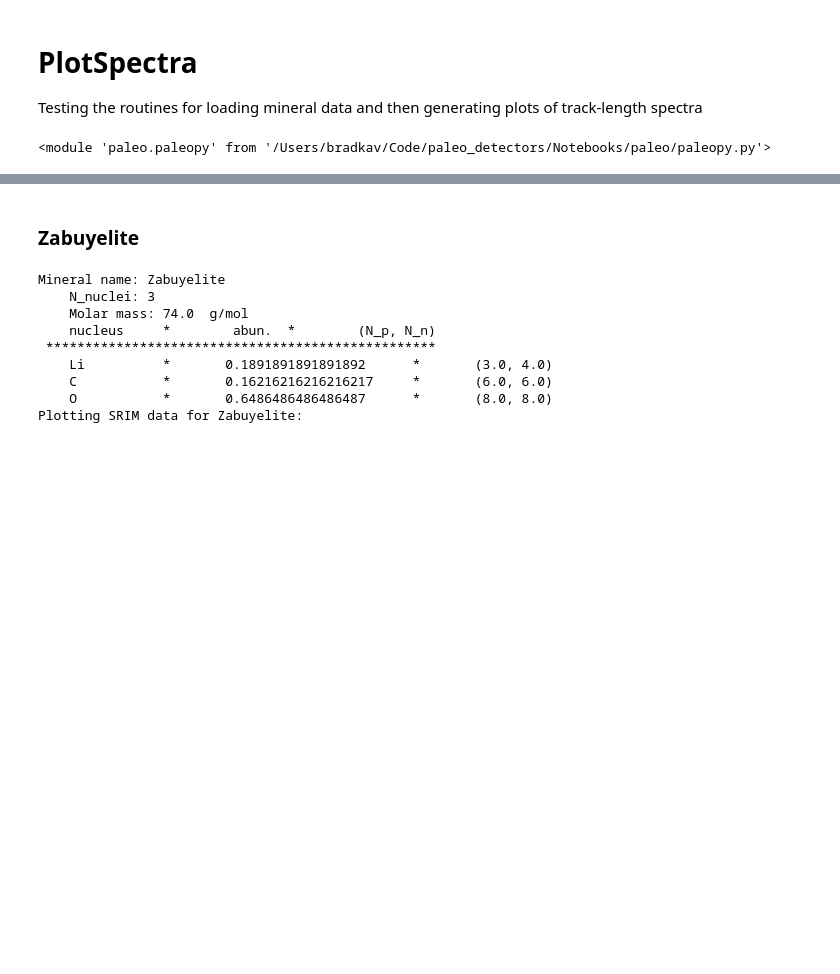
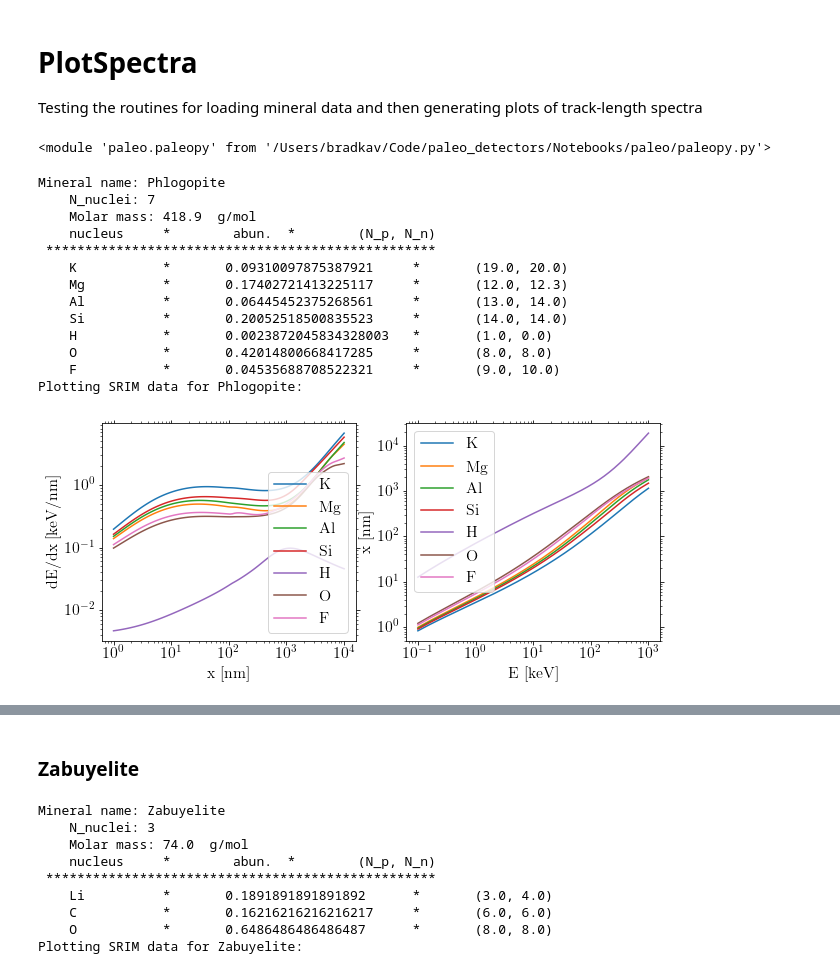
Before and after one commit to tedwards2412/paleo_detectors, a Jupyter notebook: Notebooks/PlotSpectra.ipynb, the cells around one changed output, grey strips where cells are left out. Drawn from its saved outputs; the diff is of its cells as text; code cells hidden in the pictures; blank space fills up the shorter version.

Commit message:
Added Phlogopite

```diff
--- a/Notebooks/PlotSpectra.ipynb
+++ b/Notebooks/PlotSpectra.ipynb
@@ -23,3 +23,22 @@ import importlib
 importlib.reload(paleopy)
 # %% [output]
 <module 'paleo.paleopy' from '/Users/bradkav/Code/paleo_detectors/Notebooks/paleo/paleopy.py'>
+# %%
+Phlo = Mineral("Phlogopite")
+Phlo.showProperties()
+Phlo.showSRIM()
+# %% [output]
+Mineral name: Phlogopite
+    N_nuclei: 7
+    Molar mass: 418.9  g/mol
+    nucleus     *        abun.  *        (N_p, N_n)
+ **************************************************
+    K           *       0.09310097875387921     *       (19.0, 20.0)
+    Mg          *       0.17402721413225117     *       (12.0, 12.3)
+    Al          *       0.06445452375268561     *       (13.0, 14.0)
+    Si          *       0.20052518500835523     *       (14.0, 14.0)
+    H           *       0.0023872045834328003   *       (1.0, 0.0)
+    O           *       0.42014800668417285     *       (8.0, 8.0)
+    F           *       0.04535688708522321     *       (9.0, 10.0)
+Plotting SRIM data for Phlogopite:
+[figure, added]
```
Also changed, not shown: parts of 2 cells of this notebook, 21 other files.
